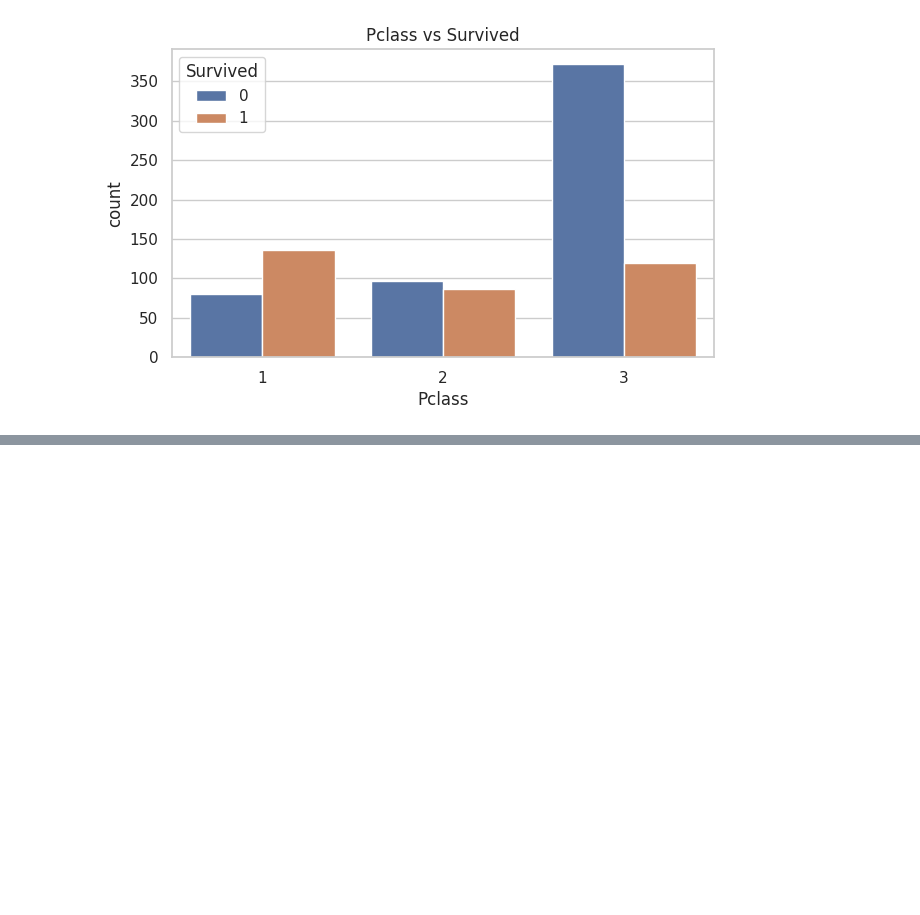
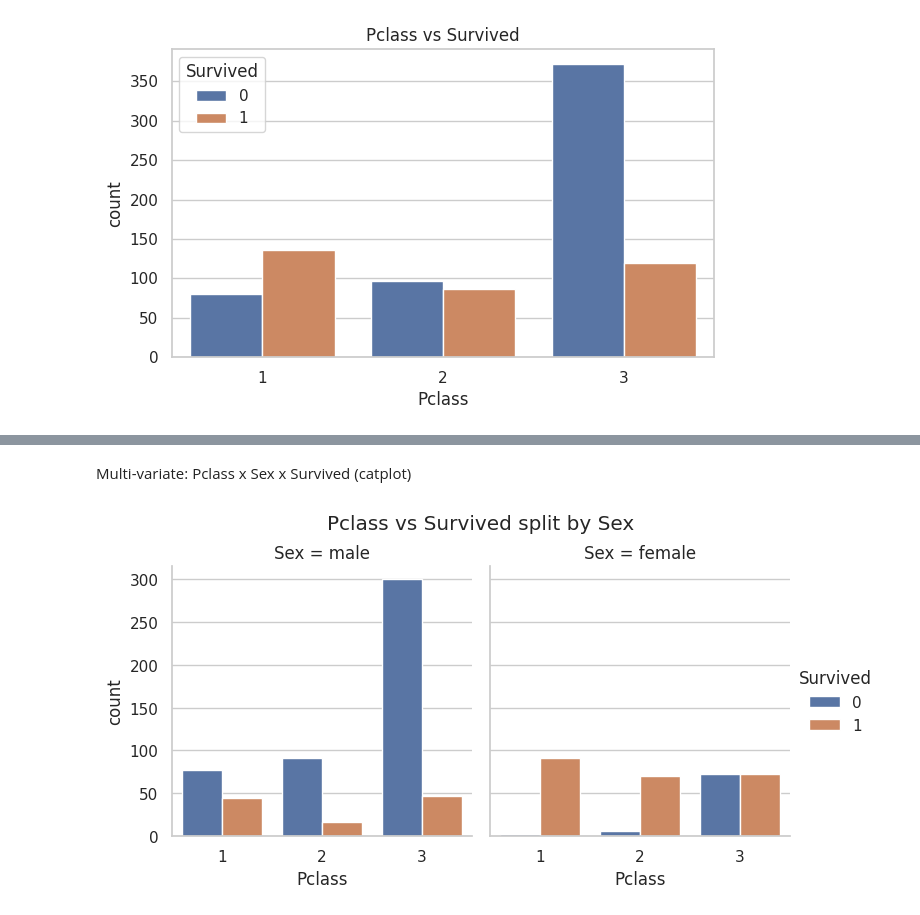
Before and after one commit to Smarikatripathi/Data-Science, a Jupyter notebook: DataScience.ipynb, the cells around one changed output, grey strips where cells are left out. Drawn from its saved outputs; the diff is of its cells as text; code cells hidden in the pictures; blank space fills up the shorter version.

```diff
--- a/DataScience.ipynb
+++ b/DataScience.ipynb
@@ -233,0 +259,10 @@ plt.show()
+# %% [markdown]
+Multi-variate: Pclass x Sex x Survived (catplot)
+# %%
+#Categorical interaction: Pclass x Sex x Survived
+sns.catplot(x='Pclass', hue='Survived', col='Sex', data=df, kind='count', height=4, aspect=0.9)
+plt.subplots_adjust(top=0.85)
+plt.suptitle('Pclass vs Survived split by Sex')
+plt.show()
+# %% [output]
+[figure, added]
```
Also changed, not shown: parts of 8 cells of this notebook.
